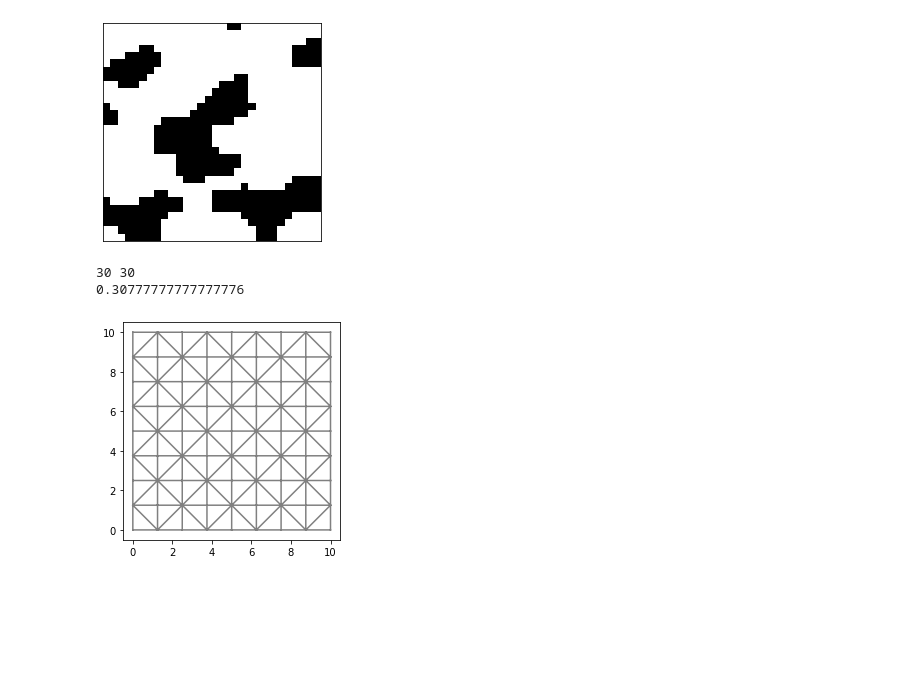
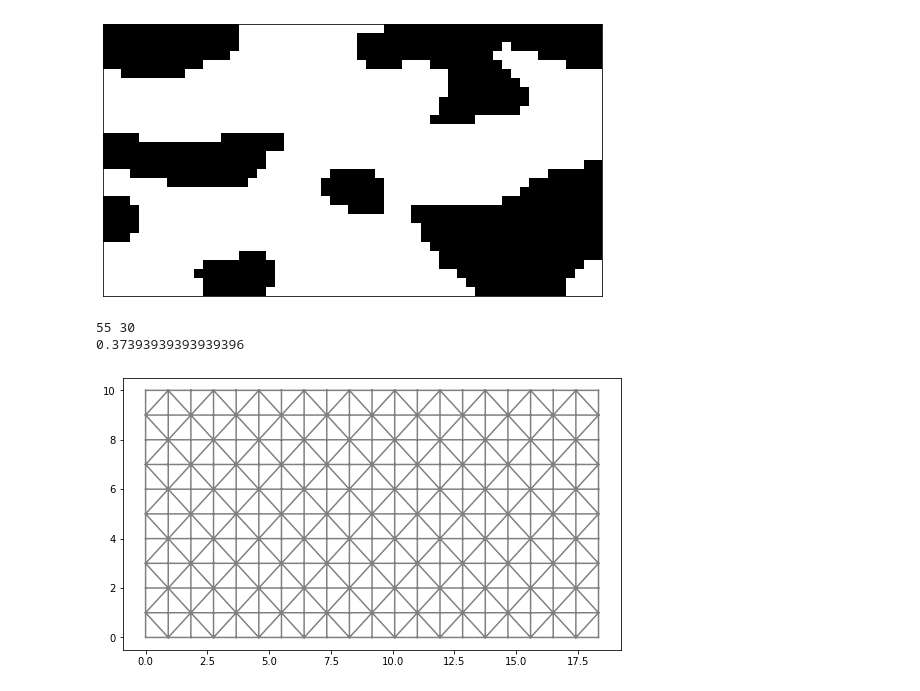
Before and after one commit to pwhuang/RetroPy, a Jupyter notebook: tutorial/1_mesh_generation/mesh_creation_using_pore_image.ipynb, the cells around one changed output. Drawn from its saved outputs; the diff is of its cells as text; code cells hidden in the pictures; blank space fills up the shorter version.

Commit message:
Changed the pore image of the tutorial into a rectangular image. Changed into upwind scheme for DG advection diffusion.

```diff
--- a/tutorial/1_mesh_generation/mesh_creation_using_pore_image.ipynb
+++ b/tutorial/1_mesh_generation/mesh_creation_using_pore_image.ipynb
@@ -15,19 +12,19 @@ import reaktoro_transport.tools as tools
 # %%
 # This is an example of mesh creation using pore image by Reaktoro_Transport.
 # Import an image created by porespy. See http://porespy.org/
-im = np.load('porespy_image.npy')
+im = np.load('pore_image.npy')
 
-plt.figure()
+plt.figure(figsize=(10,5))
 plt.tick_params(axis='both', which='both', bottom=False, top=False, labelbottom=False, right=False, left=False, labelleft=False)
 plt.imshow(im, origin='lower', cmap='binary') # Let's say 0 represents fluid and 1 respresents solid
 #plt.colorbar()
 #plt.axis('off')
 plt.show()
 # %% [output]
-[figure, old version]
+[figure, new version]
 # %%
 # Create a grid interpolator using scipy
-nx, ny = np.shape(im)
+nx, ny = np.shape(im.T)
 print(nx, ny)
 
 print(np.sum(im)/nx/ny)
@@ -35,11 +32,11 @@ print(np.sum(im)/nx/ny)
 # We normalized the length in both x and y direction.
 # The units of length should correspond the units you use for simulations.
 xmin = 0.0
-xmax = 10.0
+xmax = 18.33
 ymin = 0.0
 ymax = 10.0
 x_space = np.linspace(xmin, xmax, nx)
-y_space = np.linspace(xmin, xmax, ny)
+y_space = np.linspace(ymin, ymax, ny)
 
 #x_space = np.delete(x_space, [1, nx])
 #y_space = np.delete(y_space, [1, ny])
@@ -47,21 +44,22 @@ y_space = np.linspace(xmin, xmax, ny)
 xx, yy = np.meshgrid(x_space, y_space)
 
 imT = np.flip(np.rot90(im), axis=0)
+#imT = np.flip(im, axis=0)
 
 f_of_phi_cg = RegularGridInterpolator((x_space, y_space), imT, 'linear', bounds_error=False)
 f_of_phi_dg = RegularGridInterpolator((x_space, y_space), imT, 'nearest', bounds_error=True)
 # %% [output]
-30 30
-0.30777777777777776
+55 30
+0.37393939393939396
 # %%
 # Generate a rectangle mesh using dolfin/fenics
-mesh_2d = RectangleMesh.create([Point(xmin, ymin), Point(xmax, ymax)], [8, 8], CellType.Type.triangle, 'right/left')
+mesh_2d = RectangleMesh.create([Point(xmin, ymin), Point(xmax, ymax)], [20, 10], CellType.Type.triangle, 'right/left')
 
-plt.figure()
+plt.figure(figsize=(10,5))
 plot(mesh_2d)
 plt.show()
 # %% [output]
-[figure, old version]
+[figure, new version]
 # %%
 %%time
 
```
Also changed, not shown: parts of 6 cells of this notebook, 4 other files.
